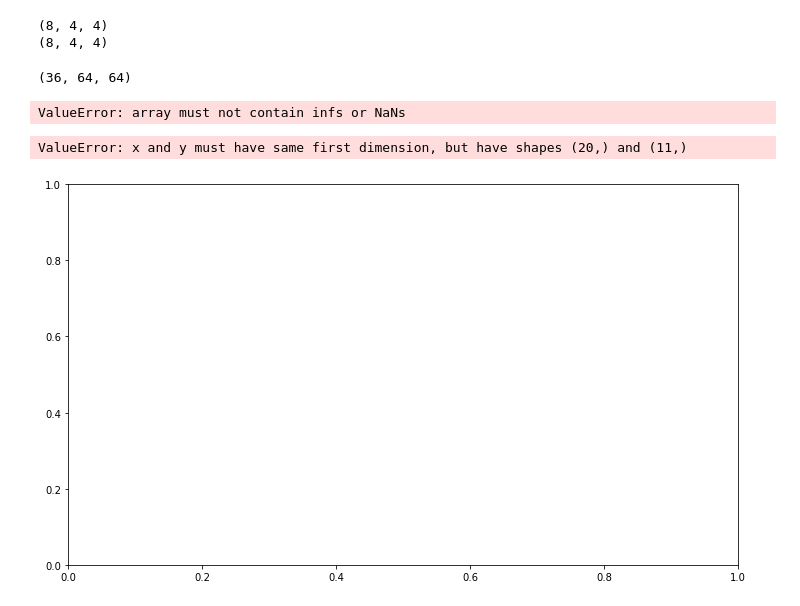
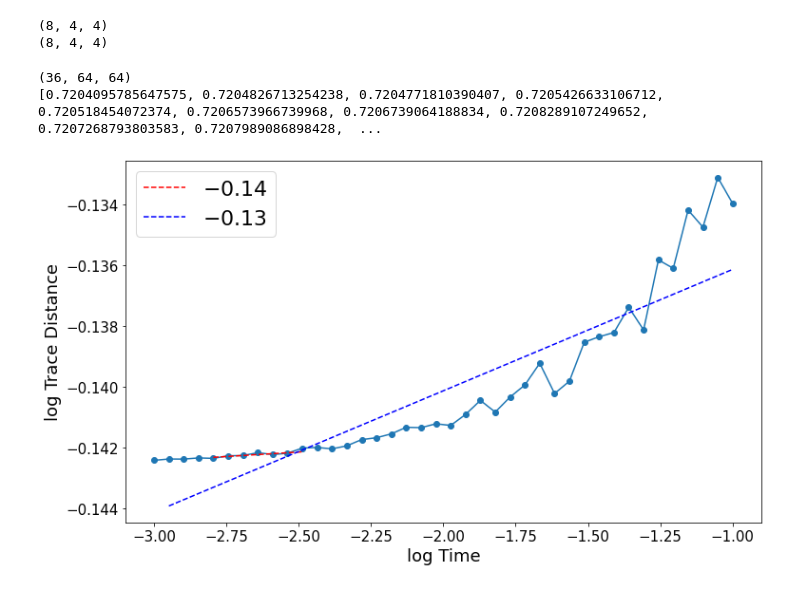
Before and after one commit to mattp97/Trotter-Qdrift-Simulation, a Jupyter notebook: QMC.ipynb, the cells around one changed output. Drawn from its saved outputs; the diff is of its cells as text; code cells hidden in the pictures.

Commit message:
Imaginary time working for state vectors
Still issues with imaginary time simulations using density matrices, maybe something goes through differently than expected?

```diff
--- a/QMC.ipynb
+++ b/QMC.ipynb
@@ -89,27 +89,31 @@ def graph_hamiltonian(x_dim, y_dim, rng_seed):
     return np.array(hamiltonian_list)
 # %%
 graph_hamiltonian_list = graph_hamiltonian(6, 1, 1)
+poli = normalize_hamiltonian(pauli_hamiltonian)
 print(graph_hamiltonian_list.shape)
 
-sim = CompositeSim(graph_hamiltonian_list, nb=10, state_rand=True, exact_qd=True, use_density_matrices=True, imag_time=True)
+sim = CompositeSim(poli, nb=100, inner_order=1, state_rand=True, exact_qd=False, use_density_matrices=True, imag_time=True)
 partition_sim(sim, "qdrift")
 
 
-tstart = 1
-tfinal = 100
-tsteps = 20
+tstart = 0.001
+tfinal = 0.1
+tsteps = 40
 times = np.geomspace(tstart, tfinal, tsteps)
 #print(multi_infidelity_sample(sim, 1, exact_time_evolution_density(sim.unparsed_hamiltonian, 1, sim.initial_state), 40, 20))
 epsilon_data=[]
 for t in times:
-    epsilon_data.append(sim_trace_distance(sim, time=t, iterations=1, nb=200))
-    #inf_list, _ = zip(*multi_infidelity_sample(sim, t, exact_time_evolution(sim.unparsed_hamiltonian, t, sim.initial_state), iterations=1, nbsamples=1, mc_samples=1))
-    #epsilon_data.append(statistics.mean(inf_list))
+    #density matrices
+    epsilon_data.append(sim_trace_distance(sim, time=t, iterations=1, nb=50))
+    #epsilon_data.append(infidelity(sim.simulate(t, 1), exact_imaginary_channel(poli, t, sim.initial_state)))
 
-#exact_cost(sim, time = 0.005, nb=1, epsilon=0.001) #should set the gate count to zero or refresh them somewhere
+    #for vectors
+    #exact_state = linalg.expm(-1 * sum(poli) * t) @ sim.initial_state
+    #epsilon_data.append(infidelity(sim.simulate(t, iterations=1), exact_state / np.linalg.norm(exact_state, ord=2)))
+print(epsilon_data)
 # %% [output]
 (36, 64, 64)
+[0.7204095785647575, 0.7204826713254238, 0.7204771810390407, 0.7205426633106712, 0.720518454072374, 0.7206573966739968, 0.7206739064188834, 0.7208289107249652, 0.7207268793803583, 0.7207989086898428,  ...
-ValueError: array must not contain infs or NaNs
 # %%
 data = np.log10(epsilon_data)
 log_times = np.log10(times)
@@ -120,37 +124,36 @@ plt.ylabel('log Trace Distance', size = 18)
 plt.xticks(fontsize=15, rotation=0)
 plt.yticks(fontsize=15)
 
-start_fit_points= 0 #declare the starting point to fit in the data
-end_fit_points = -14
+start_fit_points= 4 #declare the starting point to fit in the data
+end_fit_points = 10
 
 p = np.polyfit(log_times[start_fit_points: end_fit_points], data[start_fit_points: end_fit_points], 1)
 f = np.poly1d(p)
 
 t_new = np.linspace(log_times[start_fit_points], log_times[end_fit_points], 50)
 y_new = f(t_new)
 
 data = symbols("t")
 poly = sum(S("{:6.2f}".format(v))*data**i for i, v in enumerate(p[::-1]))
 eq_latex = printing.latex(poly)
 plt.plot(t_new, y_new, 'r--', label="${}$".format(eq_latex))
 plt.legend(fontsize= 22)
 
 data = np.log10(epsilon_data)
-start_fit_points1= 11 #declare the starting point to fit in the data
-end_fit_points1 = -2
+start_fit_points1= 1 #declare the starting point to fit in the data
+end_fit_points1 = -1
 p1 = np.polyfit(log_times[start_fit_points1: end_fit_points1], data[start_fit_points1: end_fit_points1], 1)
 f1 = np.poly1d(p1)
 
 t_new1 = np.linspace(log_times[start_fit_points1], log_times[end_fit_points1], 50)
 y_new1 = f1(t_new1)
 
 data = symbols("t")
 poly1 = sum(S("{:6.2f}".format(v))*data**i for i, v in enumerate(p1[::-1]))
 eq_latex1 = printing.latex(poly1)
 
 plt.plot(t_new1, y_new1, 'b--', label="${}$".format(eq_latex1))
 plt.legend(fontsize= 22)
 plt.show()
 # %% [output]
-ValueError: x and y must have same first dimension, but have shapes (20,) and (11,)
-[figure, old version]
+[figure, new version]
```
Also changed, not shown: 1 other file.
